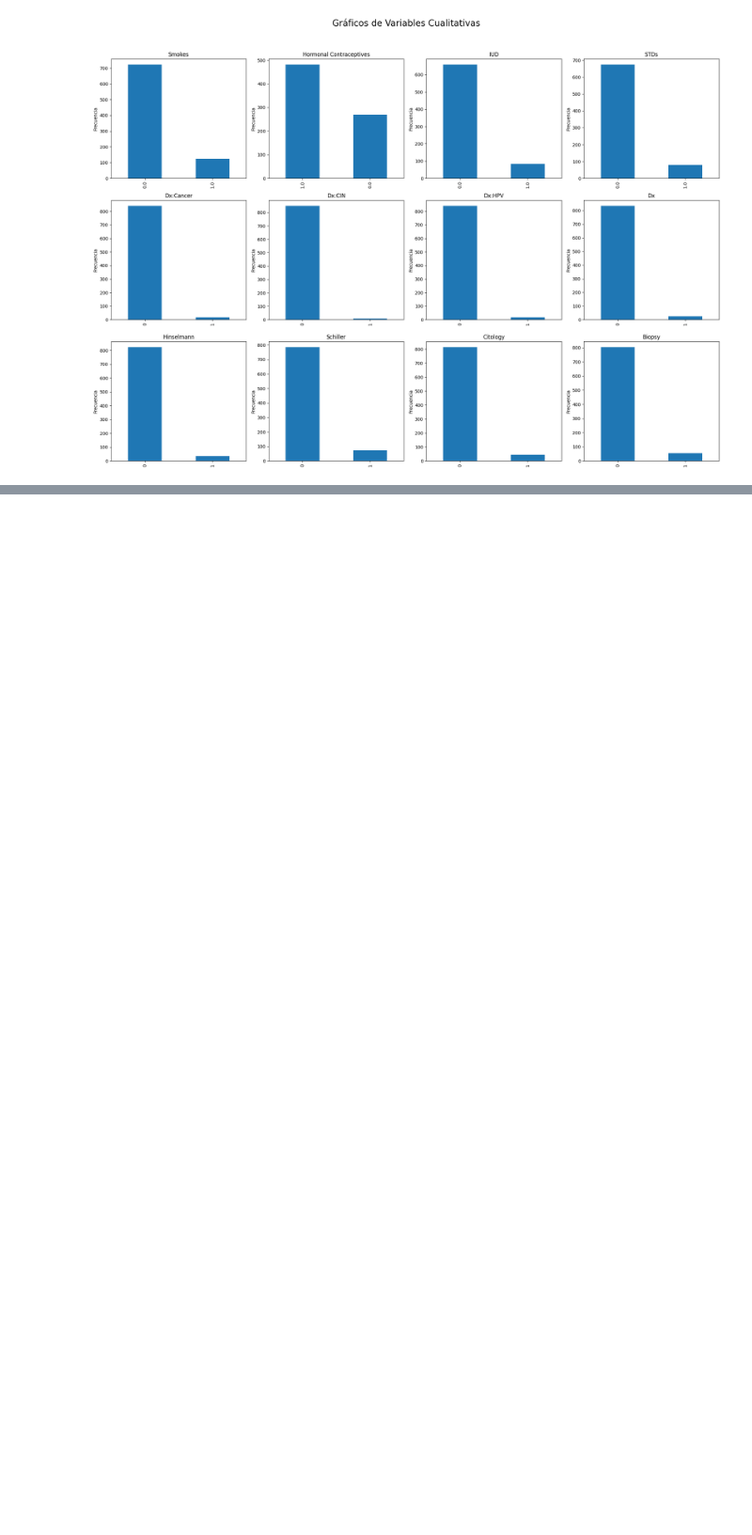
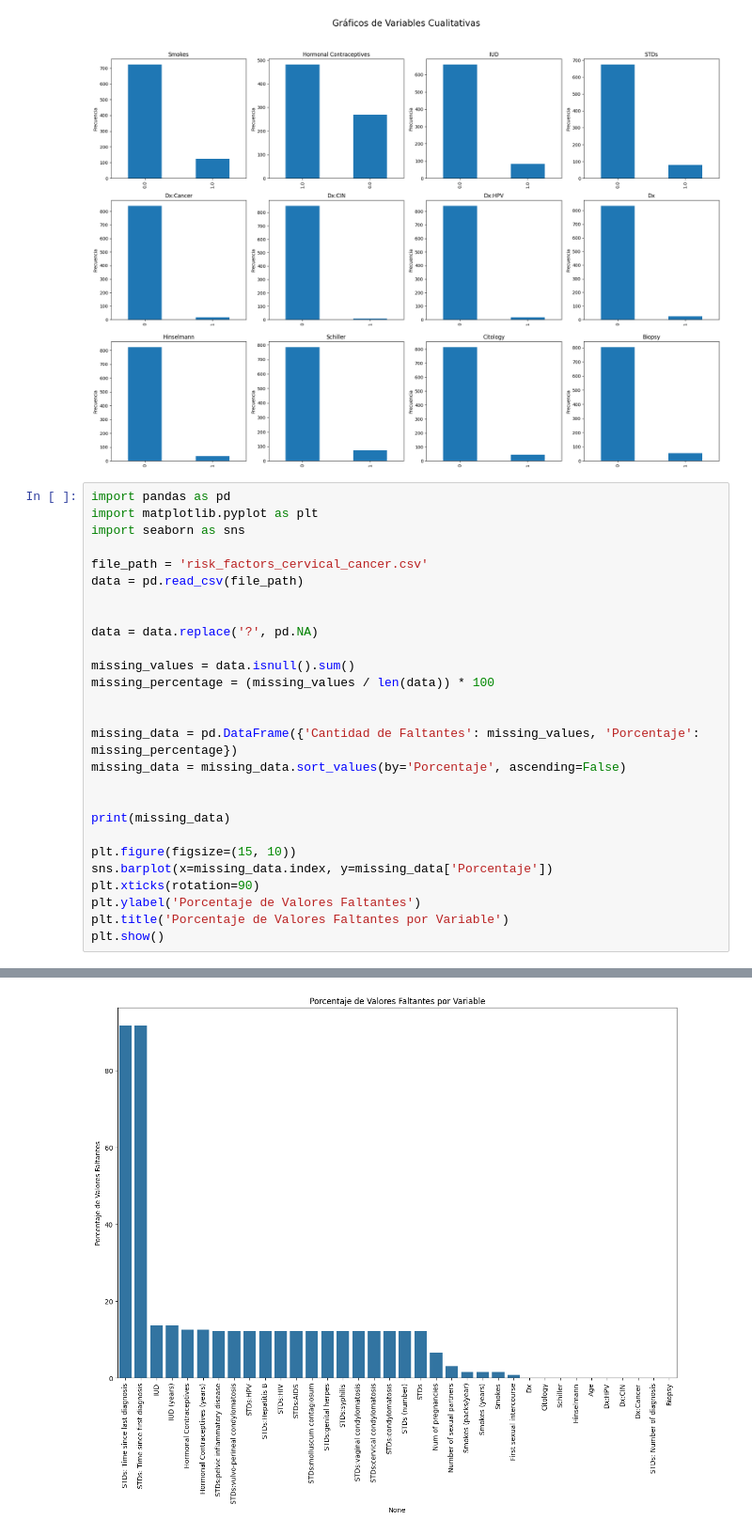
Before and after one commit to AGM54/DATASCIENCE, a Jupyter notebook: codigo.ipynb, the cells around one changed output, grey strips where cells are left out. Shown at 94% size. Drawn from its saved outputs; the diff is of its cells as text; blank space fills up the shorter version.

```diff
--- a/codigo.ipynb
+++ b/codigo.ipynb
@@ -446,3 +446,31 @@ plt.tight_layout(rect=[0, 0.03, 1, 0.95])
 plt.show()
 # %% [output]
 [figure]
+# %%
+import pandas as pd
+import matplotlib.pyplot as plt
+import seaborn as sns
+
+file_path = 'risk_factors_cervical_cancer.csv'
+data = pd.read_csv(file_path)
+
+
+data = data.replace('?', pd.NA)
+
+missing_values = data.isnull().sum()
+missing_percentage = (missing_values / len(data)) * 100
+
+
+missing_data = pd.DataFrame({'Cantidad de Faltantes': missing_values, 'Porcentaje': missing_percentage})
+missing_data = missing_data.sort_values(by='Porcentaje', ascending=False)
+
+
+print(missing_data)
+
+plt.figure(figsize=(15, 10))
+sns.barplot(x=missing_data.index, y=missing_data['Porcentaje'])
+plt.xticks(rotation=90)
+plt.ylabel('Porcentaje de Valores Faltantes')
+plt.title('Porcentaje de Valores Faltantes por Variable')
+plt.show()
+# %% [output]
@@ -448,0 +494 @@ plt.show()
+[figure, added]
```
Also changed, not shown: parts of 4 cells of this notebook.
